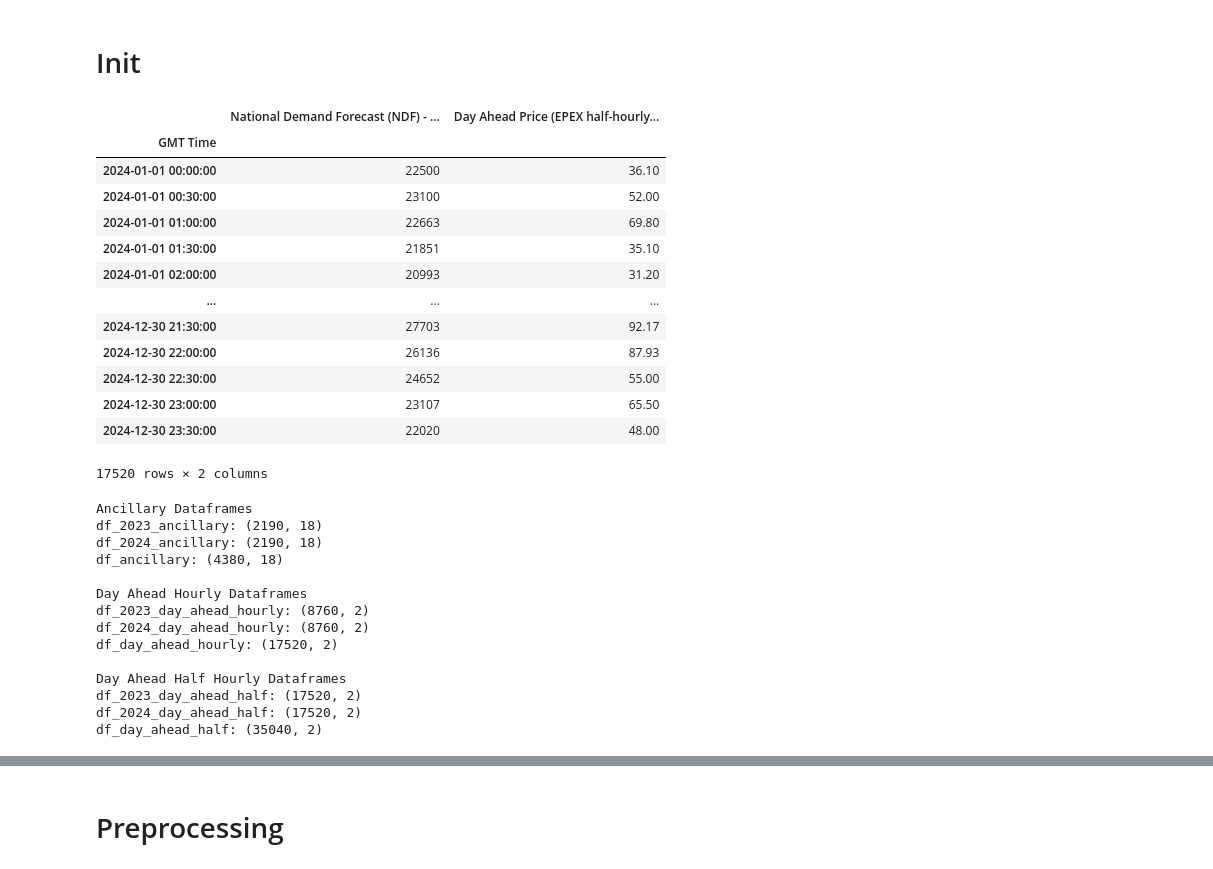
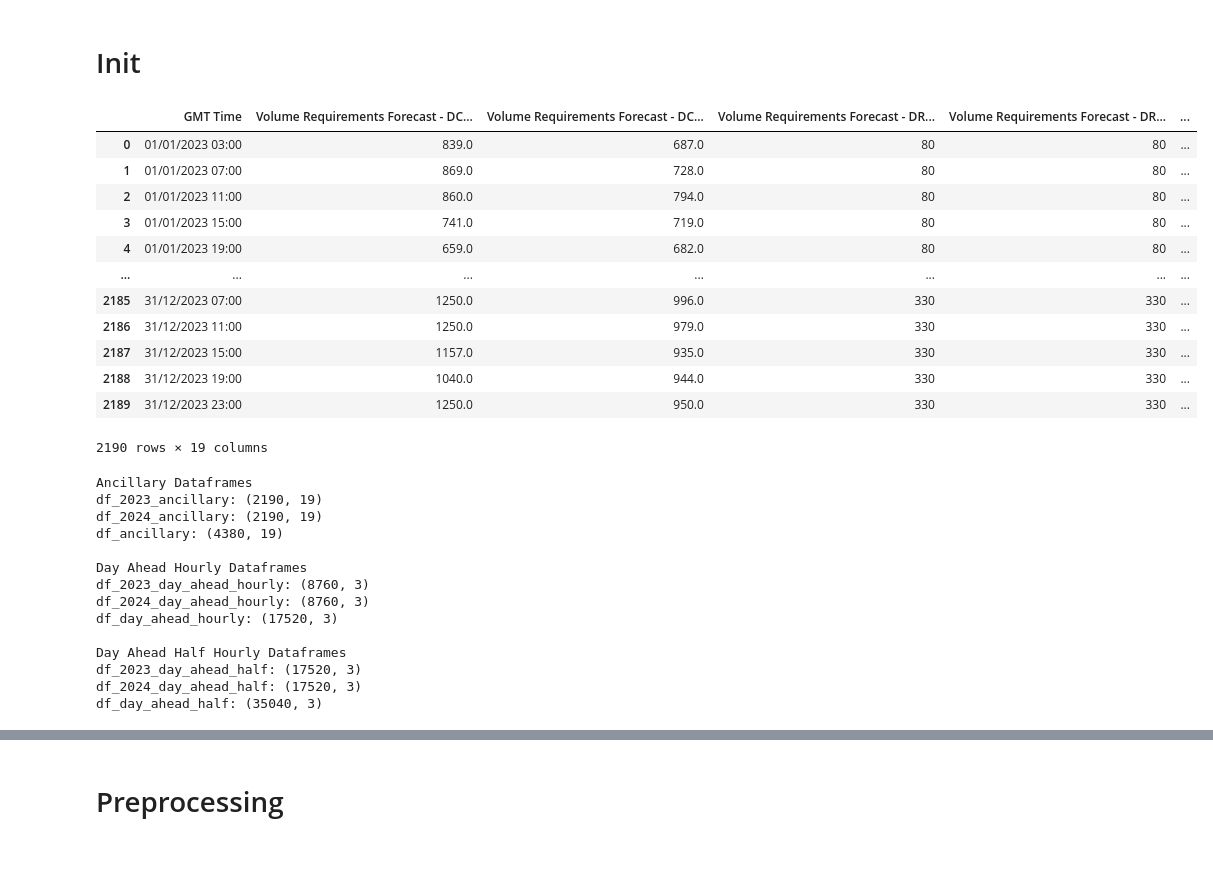
Before and after one commit to Nomercyme/energy_hackathon, a Jupyter notebook: main.ipynb, the cells around one changed output, grey strips where cells are left out. Saved outputs shown, nothing was run; the diff lists cells and outputs as text; code cells hidden in the pictures.

```diff
--- a/main.ipynb
+++ b/main.ipynb
@@ -10,40 +13,40 @@ from helper.eda import (
 # %%
 # load datasets, set index and parse index as datetime
 
 # 2023
-df_2023_ancillary = pd.read_csv('data/raw/2023/Ancillary Volumes & Prices (4H).csv', parse_dates=True, sep=',', index_col=0, nrows=365*6)
-df_2023_ancillary.index = pd.to_datetime(df_2023_ancillary.index, dayfirst=True)
+df_2023_ancillary = pd.read_csv('data/raw/2023/Ancillary Volumes & Prices (4H).csv', parse_dates=True, sep=',', index_col=None, nrows=365*6)
+# df_2023_ancillary.index = pd.to_datetime(df_2023_ancillary.index, dayfirst=True)
 
-df_2023_day_ahead_hourly = pd.read_csv('data/raw/2023/Day-Ahead Price (1H).csv', parse_dates=True, sep=',', index_col=0, nrows=365*24)
-df_2023_day_ahead_hourly.index = pd.to_datetime(df_2023_day_ahead_hourly.index, dayfirst=True)
+df_2023_day_ahead_hourly = pd.read_csv('data/raw/2023/Day-Ahead Price (1H).csv', parse_dates=True, sep=',', index_col=None, nrows=365*24)
+# df_2023_day_ahead_hourly.index = pd.to_datetime(df_2023_day_ahead_hourly.index, dayfirst=True)
 
-df_2023_day_ahead_half = pd.read_csv('data/raw/2023/Prices & Forecasts (HH).csv', parse_dates=True, sep=',', index_col=0, nrows=365*24*2)
-df_2023_day_ahead_half.index = pd.to_datetime(df_2023_day_ahead_half.index, dayfirst=True)
+df_2023_day_ahead_half = pd.read_csv('data/raw/2023/Prices & Forecasts (HH).csv', parse_dates=True, sep=',', index_col=None, nrows=365*24*2)
+# df_2023_day_ahead_half.index = pd.to_datetime(df_2023_day_ahead_half.index, dayfirst=True)
 
 # 2024
-df_2024_ancillary = pd.read_csv('data/raw/2024/Ancillary Volumes & Prices (4H).csv', parse_dates=True, sep=',', index_col=0, nrows=365*6)
-df_2024_ancillary.index = pd.to_datetime(df_2024_ancillary.index, dayfirst=True)
+df_2024_ancillary = pd.read_csv('data/raw/2024/Ancillary Volumes & Prices (4H).csv', parse_dates=True, sep=',', index_col=None, nrows=365*6)
+# df_2024_ancillary.index = pd.to_datetime(df_2024_ancillary.index, dayfirst=True)
 
-df_2024_day_ahead_hourly = pd.read_csv('data/raw/2024/Day-Ahead Price (1H).csv', parse_dates=True, sep=',', index_col=0, nrows=365*24)
-df_2024_day_ahead_hourly.index = pd.to_datetime(df_2024_day_ahead_hourly.index, dayfirst=True)
+df_2024_day_ahead_hourly = pd.read_csv('data/raw/2024/Day-Ahead Price (1H).csv', parse_dates=True, sep=',', index_col=None, nrows=365*24)
+# df_2024_day_ahead_hourly.index = pd.to_datetime(df_2024_day_ahead_hourly.index, dayfirst=True)
 
-df_2024_day_ahead_half = pd.read_csv('data/raw/2024/Prices & Forecasts (HH).csv', parse_dates=True, sep=',', index_col=0, nrows=365*24*2)
-df_2024_day_ahead_half.index = pd.to_datetime(df_2024_day_ahead_half.index, dayfirst=True); df_2024_day_ahead_half
+df_2024_day_ahead_half = pd.read_csv('data/raw/2024/Prices & Forecasts (HH).csv', parse_dates=True, sep=',', index_col=None, nrows=365*24*2)
+# df_2024_day_ahead_half.index = pd.to_datetime(df_2024_day_ahead_half.index, dayfirst=True);
+df_2023_ancillary
 # %% [output]
-|  | National Demand Forecast (NDF) - ... | Day Ahead Price (EPEX half-hourly... |
-| GMT Time |  |  |
-| 2024-01-01 00:00:00 | 22500 | 36.10 |
-| 2024-01-01 00:30:00 | 23100 | 52.00 |
-| 2024-01-01 01:00:00 | 22663 | 69.80 |
-| 2024-01-01 01:30:00 | 21851 | 35.10 |
-| 2024-01-01 02:00:00 | 20993 | 31.20 |
-| ... | ... | ... |
-| 2024-12-30 21:30:00 | 27703 | 92.17 |
-| 2024-12-30 22:00:00 | 26136 | 87.93 |
-| 2024-12-30 22:30:00 | 24652 | 55.00 |
-| 2024-12-30 23:00:00 | 23107 | 65.50 |
-| 2024-12-30 23:30:00 | 22020 | 48.00 |
+|  | GMT Time | Volume Requirements Forecast - DC... | Volume Requirements Forecast - DC... | Volume Requirements Forecast - DR... | Volume Requirements Forecast - DR... | ... |
+| 0 | 01/01/2023 03:00 | 839.0 | 687.0 | 80 | 80 | ... |
+| 1 | 01/01/2023 07:00 | 869.0 | 728.0 | 80 | 80 | ... |
+| 2 | 01/01/2023 11:00 | 860.0 | 794.0 | 80 | 80 | ... |
+| 3 | 01/01/2023 15:00 | 741.0 | 719.0 | 80 | 80 | ... |
+| 4 | 01/01/2023 19:00 | 659.0 | 682.0 | 80 | 80 | ... |
+| ... | ... | ... | ... | ... | ... | ... |
+| 2185 | 31/12/2023 07:00 | 1250.0 | 996.0 | 330 | 330 | ... |
+| 2186 | 31/12/2023 11:00 | 1250.0 | 979.0 | 330 | 330 | ... |
+| 2187 | 31/12/2023 15:00 | 1157.0 | 935.0 | 330 | 330 | ... |
+| 2188 | 31/12/2023 19:00 | 1040.0 | 944.0 | 330 | 330 | ... |
+| 2189 | 31/12/2023 23:00 | 1250.0 | 950.0 | 330 | 330 | ... |
-17520 rows × 2 columns
+2190 rows × 19 columns
 # %%
 # concatenate datasets
 print("Ancillary Dataframes")
@@ -71,16 +74,16 @@ print(
 )
 # %% [output]
 Ancillary Dataframes
-df_2023_ancillary: (2190, 18)
-df_2024_ancillary: (2190, 18)
-df_ancillary: (4380, 18)
+df_2023_ancillary: (2190, 19)
+df_2024_ancillary: (2190, 19)
+df_ancillary: (4380, 19)
 
 Day Ahead Hourly Dataframes
-df_2023_day_ahead_hourly: (8760, 2)
-df_2024_day_ahead_hourly: (8760, 2)
-df_day_ahead_hourly: (17520, 2)
+df_2023_day_ahead_hourly: (8760, 3)
+df_2024_day_ahead_hourly: (8760, 3)
+df_day_ahead_hourly: (17520, 3)
 
 Day Ahead Half Hourly Dataframes
-df_2023_day_ahead_half: (17520, 2)
-df_2024_day_ahead_half: (17520, 2)
-df_day_ahead_half: (35040, 2)
+df_2023_day_ahead_half: (17520, 3)
+df_2024_day_ahead_half: (17520, 3)
+df_day_ahead_half: (35040, 3)
```
Also changed, not shown: parts of 13 cells of this notebook, 1 other file.
